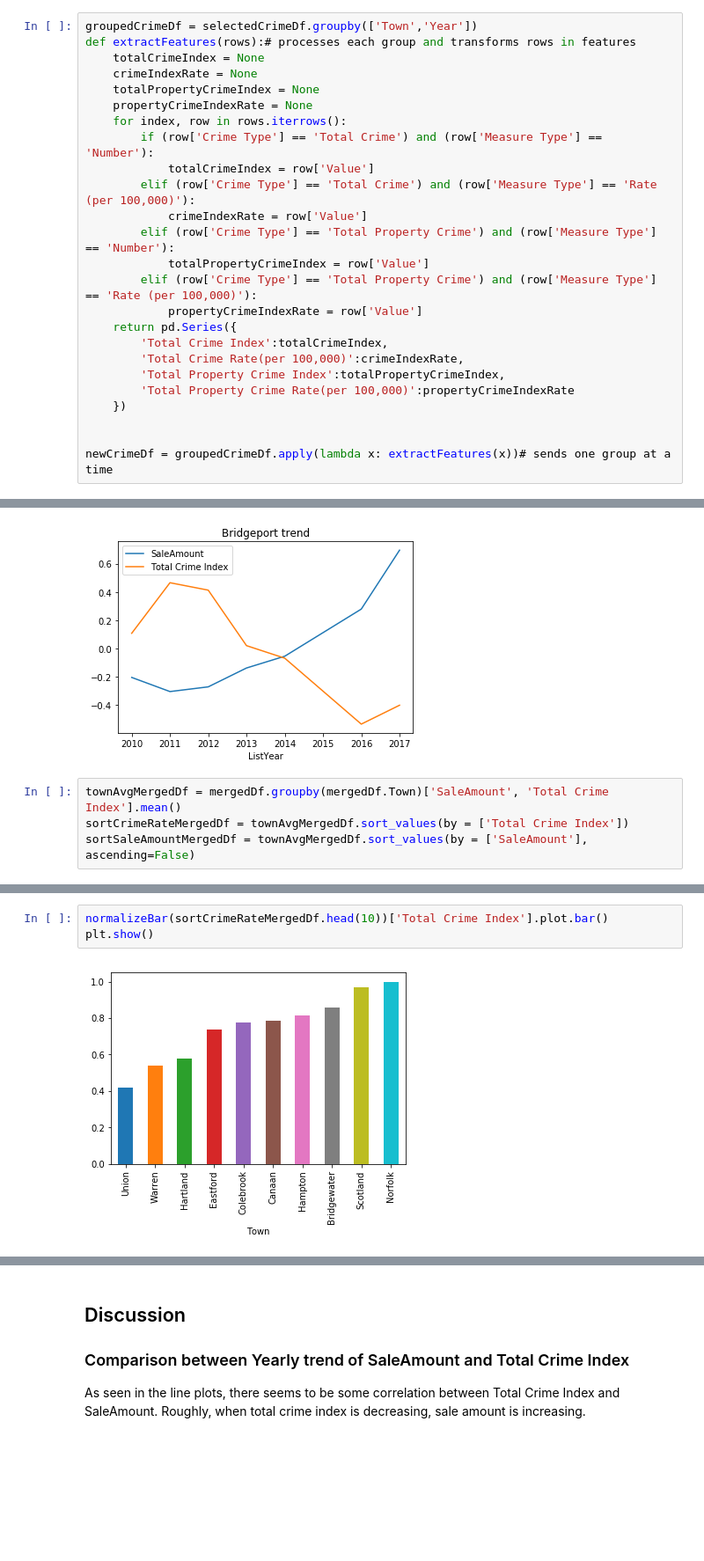
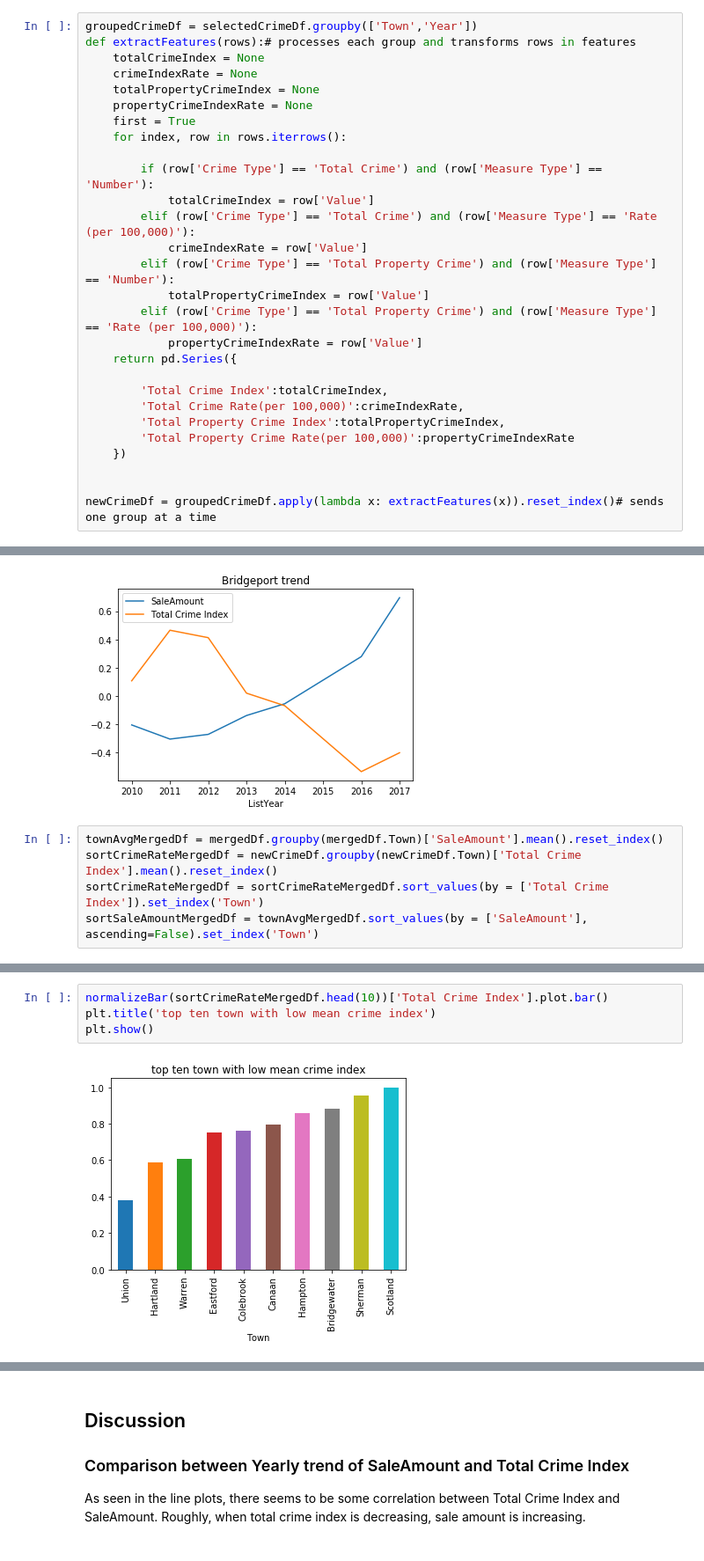
Before and after one commit to kamala421/EECS731_dataWrangling, a Jupyter notebook: notebooks/DataWrangling.ipynb, the cells around one changed output, grey strips where cells are left out. Shown at 88% size. Drawn from its saved outputs; the diff is of its cells as text; blank space fills up the shorter version.

```diff
--- a/notebooks/DataWrangling.ipynb
+++ b/notebooks/DataWrangling.ipynb
@@ -140,7 +140,9 @@ def extractFeatures(rows):# processes each group and transforms rows in features
     crimeIndexRate = None
     totalPropertyCrimeIndex = None
     propertyCrimeIndexRate = None
+    first = True
     for index, row in rows.iterrows():
+
         if (row['Crime Type'] == 'Total Crime') and (row['Measure Type'] == 'Number'):
             totalCrimeIndex = row['Value']
         elif (row['Crime Type'] == 'Total Crime') and (row['Measure Type'] == 'Rate (per 100,000)'):
@@ -150,6 +152,7 @@ def extractFeatures(rows):# processes each group and transforms rows in features
         elif (row['Crime Type'] == 'Total Property Crime') and (row['Measure Type'] == 'Rate (per 100,000)'):
             propertyCrimeIndexRate = row['Value']
     return pd.Series({
+
         'Total Crime Index':totalCrimeIndex,
         'Total Crime Rate(per 100,000)':crimeIndexRate,
         'Total Property Crime Index':totalPropertyCrimeIndex,
@@ -157,4 +160,4 @@ def extractFeatures(rows):# processes each group and transforms rows in features
     })
 
 
-newCrimeDf = groupedCrimeDf.apply(lambda x: extractFeatures(x))# sends one group at a time
+newCrimeDf = groupedCrimeDf.apply(lambda x: extractFeatures(x)).reset_index()# sends one group at a time
@@ -249,9 +275,10 @@ plt.show()
 # %% [output]
 [figure]
 # %%
-townAvgMergedDf = mergedDf.groupby(mergedDf.Town)['SaleAmount', 'Total Crime Index'].mean()
-sortCrimeRateMergedDf = townAvgMergedDf.sort_values(by = ['Total Crime Index'])
-sortSaleAmountMergedDf = townAvgMergedDf.sort_values(by = ['SaleAmount'], ascending=False)
+townAvgMergedDf = mergedDf.groupby(mergedDf.Town)['SaleAmount'].mean().reset_index()
+sortCrimeRateMergedDf = newCrimeDf.groupby(newCrimeDf.Town)['Total Crime Index'].mean().reset_index()
+sortCrimeRateMergedDf = sortCrimeRateMergedDf.sort_values(by = ['Total Crime Index']).set_index('Town')
+sortSaleAmountMergedDf = townAvgMergedDf.sort_values(by = ['SaleAmount'], ascending=False).set_index('Town')
 # %%
 sortCrimeRateMergedDf.head(10)
 # %% [output]
@@ -285,7 +312,8 @@ sortSaleAmountMergedDf.head(10)
 # %%
 normalizeBar(sortCrimeRateMergedDf.head(10))['Total Crime Index'].plot.bar()
+plt.title('top ten town with low mean crime index')
 plt.show()
 # %% [output]
-[figure, old version]
+[figure, new version]
 # %%
 normalizeBar(sortSaleAmountMergedDf.head(10))['SaleAmount'].plot.bar()
```
Also changed, not shown: parts of 18 cells of this notebook.
